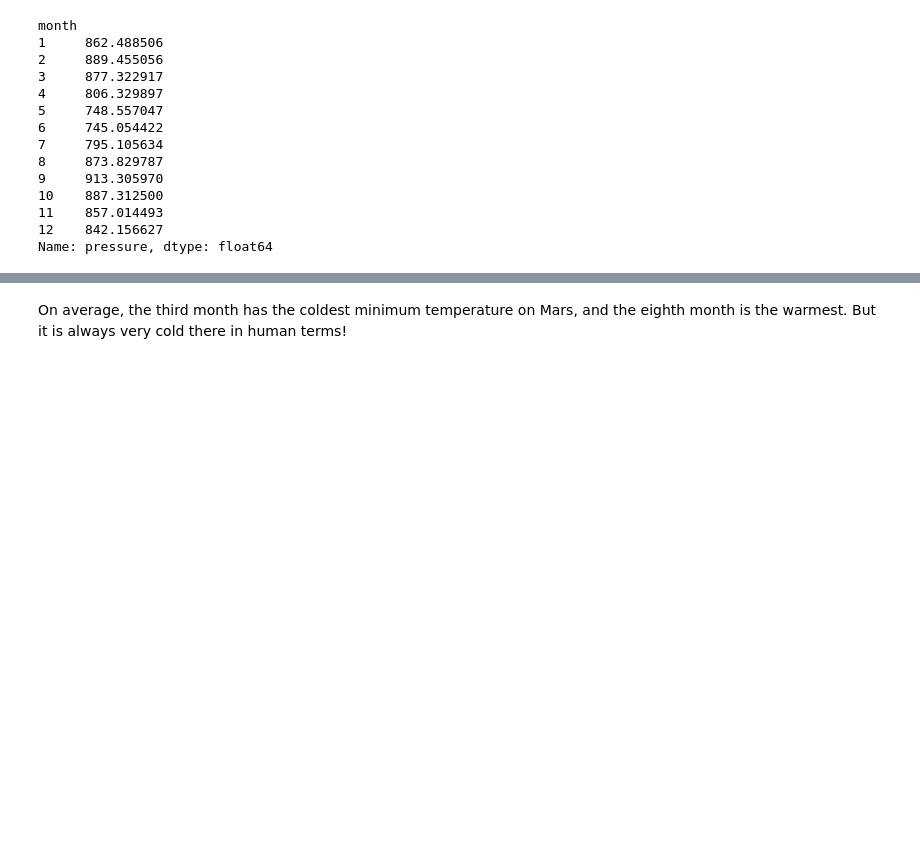
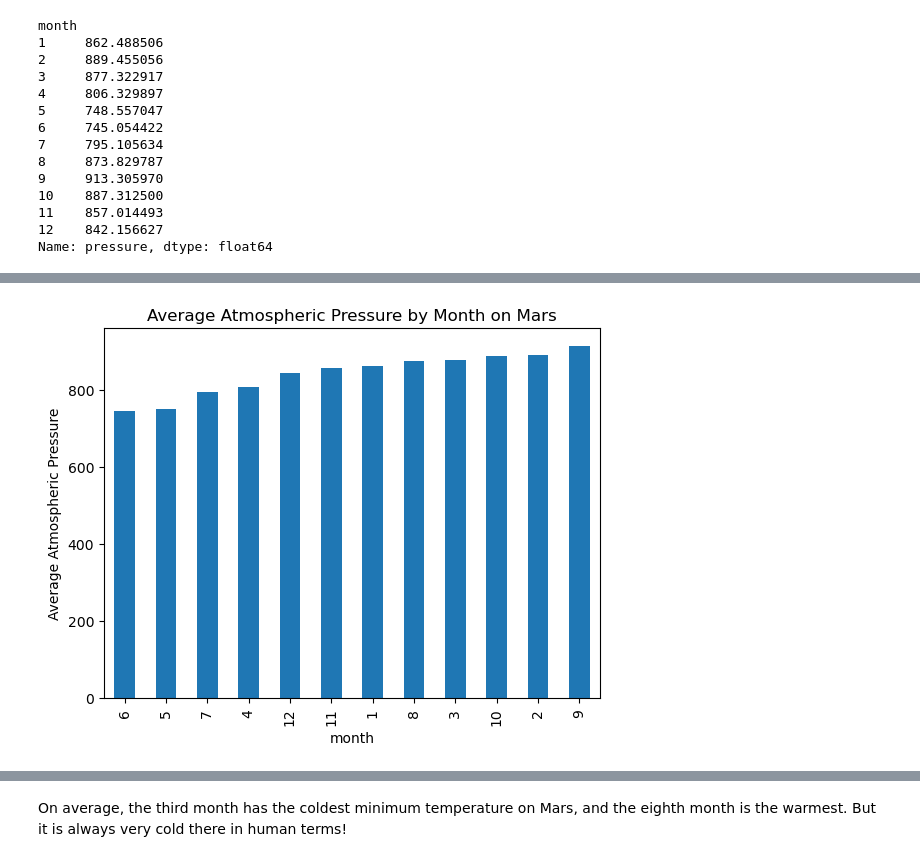
Before and after one commit to AleidvdZ/scraping_mars_challenge, a Jupyter notebook: part_2_mars_weather.ipynb, the cells around one changed output, grey strips where cells are left out. Saved outputs shown, nothing was run; the diff lists cells and outputs as text; code cells hidden in the pictures; blank space fills up the shorter version.

```diff
--- a/part_2_mars_weather.ipynb
+++ b/part_2_mars_weather.ipynb
@@ -187,5 +203,7 @@ Name: min_temp, dtype: float64
 # %%
 # 4. Average pressure by Martian month
+ave_pres = df.groupby('month')['pressure'].mean()
+ave_pres
 # %% [output]
 month
 1     862.488506
@@ -208,2 +222,15 @@ Name: pressure, dtype: float64
+# %%
+# Plot the average pressure by month
+ave_pres = pd.DataFrame(ave_pres)
+ave_pres = ave_pres.sort_values(['pressure'],ascending=True)
+
+
+ave_pres.plot(kind="bar", width= 0.5, legend=False)
+plt.ylabel("Average Atmospheric Pressure")
+plt.title("Average Atmospheric Pressure by Month on Mars")
+
+plt.show()
+# %% [output]
+[figure, added]
 # %%
 # 5. How many terrestrial (earth) days are there in a Martian year?
```
Also changed, not shown: parts of 14 cells of this notebook, 1 other file.
